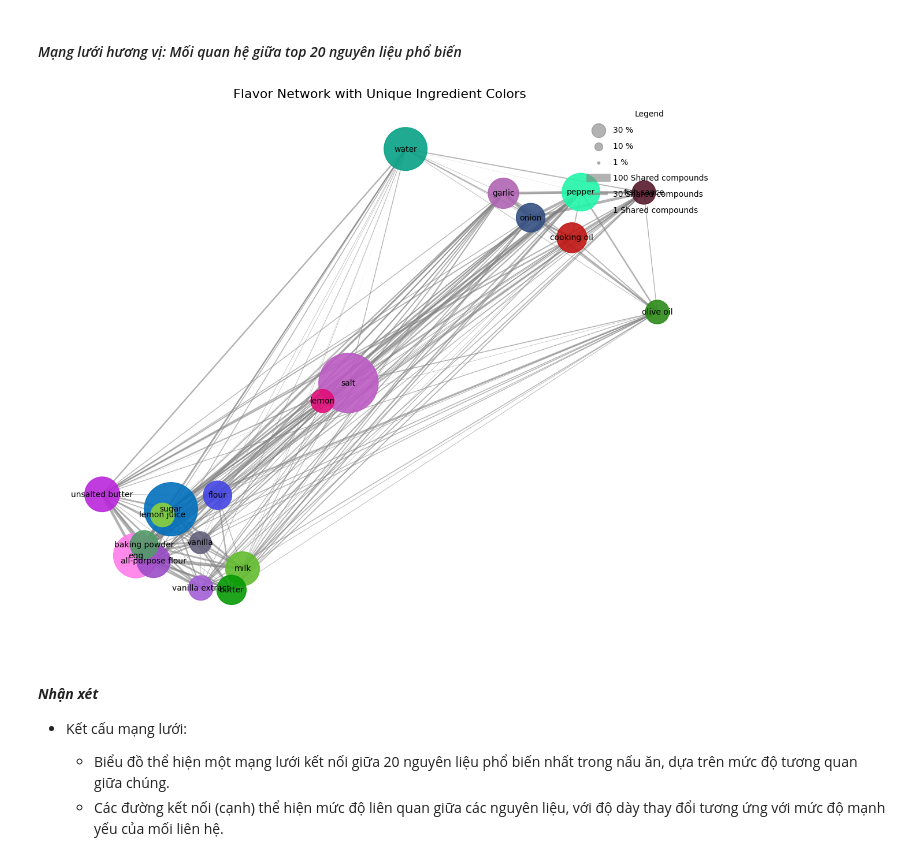
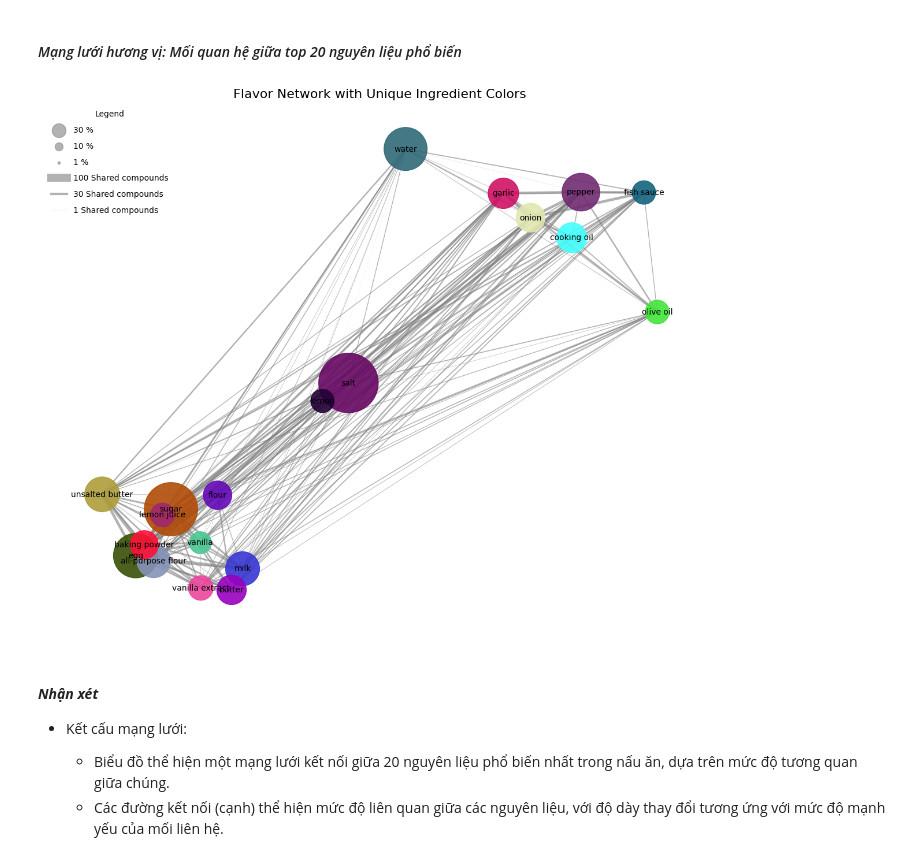
Before and after one commit to richardnguyen0715/IngredientsAnalysisAndRecommendationSystem, a Jupyter notebook: Source/Data Exploration/DataExploration.ipynb, the cells around one changed output. Cells and saved outputs as stored; diff of their text form; code cells hidden in the pictures.

```diff
--- a/Source/Data Exploration/DataExploration.ipynb
+++ b/Source/Data Exploration/DataExploration.ipynb
@@ -13,8 +13,7 @@ import seaborn as sns
 # %% [markdown]
 #### 2.1. Read data from file:
 # %%
-path = os.path.join('..', 'Assert', 'ingredients.csv')
-raw_df = pd.read_csv(path)
+raw_df = pd.read_csv('../Assert/ingredients.csv')
 raw_df.head()
 # %% [output]
 |  | Name of dish | soda | turmeric mixture | herb | yogurt | butter | beef bone | chili lemongrass fish sauce | ... |
@@ -307,7 +306,6 @@ Biểu đồ cho thấy một số nhóm nguyên liệu thường được sử
 # %% [markdown]
 #### _Mạng lưới hương vị: Mối quan hệ giữa top 20 nguyên liệu phổ biến_
 # %%
-import matplotlib.pyplot as plt
 import networkx as nx
 import random
 import matplotlib.patches as mpatches
@@ -336,35 +334,35 @@ pos = nx.spring_layout(G, seed=42)
 # Vẽ node
 node_sizes = [G.nodes[node]['size'] * 10 for node in G.nodes]
 node_colors = [colors[node] for node in G.nodes]
 nx.draw_networkx_nodes(G, pos, node_size=node_sizes, node_color=node_colors, alpha=0.9)
 
 # Vẽ cạnh
 edges = G.edges(data=True)
 edge_widths = [data['weight'] * 10 for _, _, data in edges]
 nx.draw_networkx_edges(G, pos, width=edge_widths, edge_color='gray', alpha=0.6)
 
 # Vẽ nhãn
 nx.draw_networkx_labels(G, pos, font_size=10, font_color='black')
 
 # Thêm chú thích cho Prevalence
 legend_sizes = [30, 10, 1]  # Ví dụ kích thước cho chú thích Prevalence
 for size in legend_sizes:
     plt.scatter([], [], s=size * 10, color='gray', alpha=0.6, label=f'{size} %')
 
 # Thêm chú thích cho Shared compounds
 edge_widths_legend = [100, 30, 1]  # Các mức độ dày khác nhau
 for width in edge_widths_legend:
     plt.plot([], [], linewidth=width / 10, color='gray', alpha=0.6, label=f'{width} Shared compounds')
 
 # Hiển thị chú thích
-plt.legend(scatterpoints=1, frameon=False, labelspacing=1, loc='upper right', fontsize=10, title='Legend')
+plt.legend(scatterpoints=1, frameon=False, labelspacing=1, loc='upper left', fontsize=10, title='Legend')
 
 # Thêm tiêu đề và tắt trục
 plt.title("Flavor Network with Unique Ingredient Colors", fontsize=16)
 plt.axis('off')
 plt.show()
 # %% [output]
-[figure, old version]
+[figure, new version]
 # %% [markdown]
 #### ___Nhận xét___
 - Kết cấu mạng lưới:
```
Also changed, not shown: parts of 15 cells of this notebook, 1 other file.
